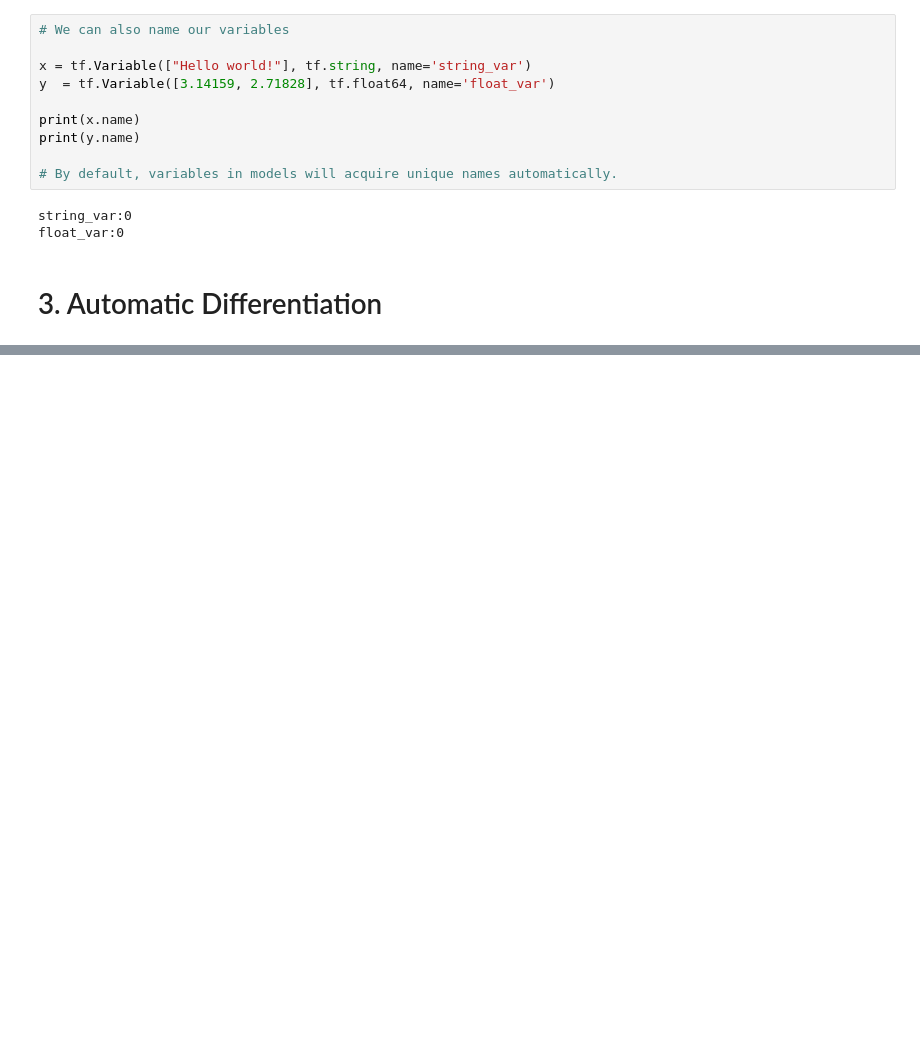
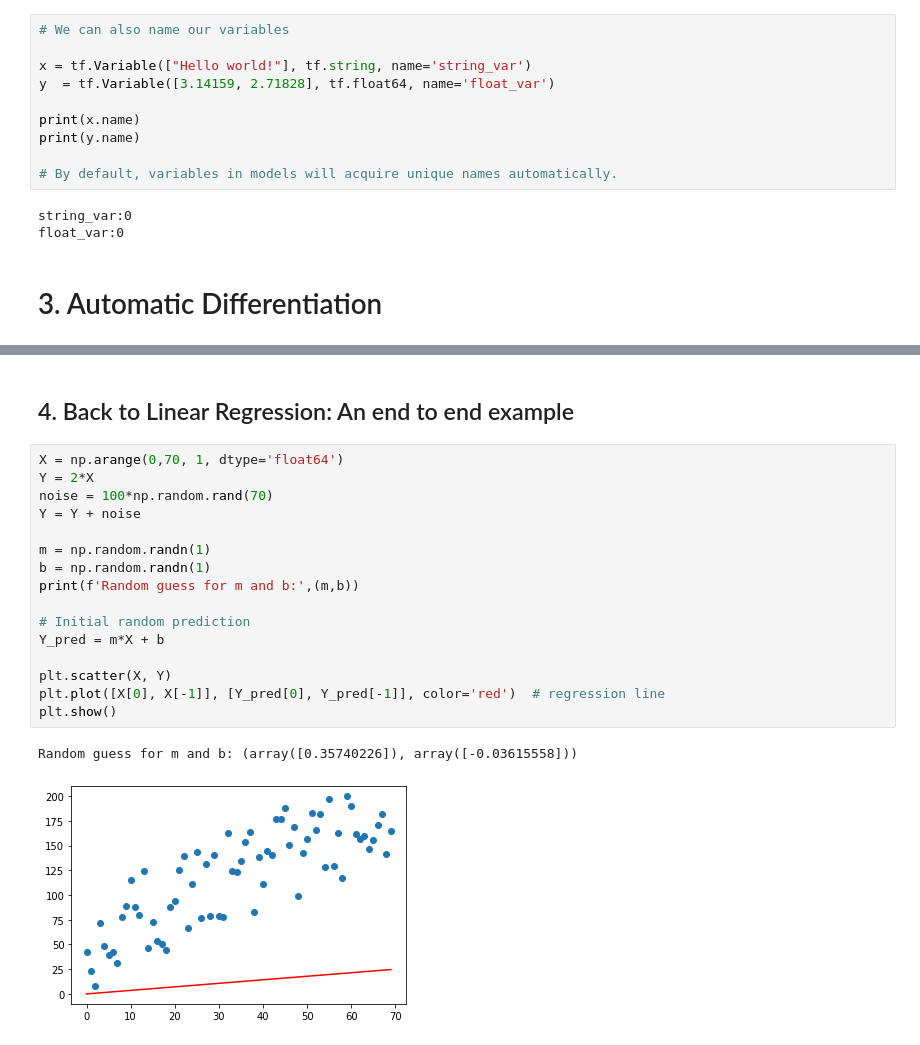
Before and after one commit to khanx169/Intro_to_TensorFlow, a Jupyter notebook: Tensors, Variables and Derivatives.ipynb, the cells around one changed output, grey strips where cells are left out. Cells and saved outputs as stored; diff of their text form; blank space fills up the shorter version.

```diff
--- a/Tensors, Variables and Derivatives.ipynb
+++ b/Tensors, Variables and Derivatives.ipynb
@@ -442,0 +538,21 @@ float_var:0
+# %% [markdown]
+## 4. Back to Linear Regression: An end to end example
+# %%
+X = np.arange(0,70, 1, dtype='float64')
+Y = 2*X
+noise = 100*np.random.rand(70)
+Y = Y + noise
+
+m = np.random.randn(1)
+b = np.random.randn(1)
+print(f'Random guess for m and b:',(m,b))
+
+# Initial random prediction
+Y_pred = m*X + b
+
+plt.scatter(X, Y)
+plt.plot([X[0], X[-1]], [Y_pred[0], Y_pred[-1]], color='red')  # regression line
+plt.show()
+# %% [output]
+Random guess for m and b: (array([0.35740226]), array([-0.03615558]))
+[figure, added]
```
Also changed, not shown: parts of 18 cells of this notebook.
